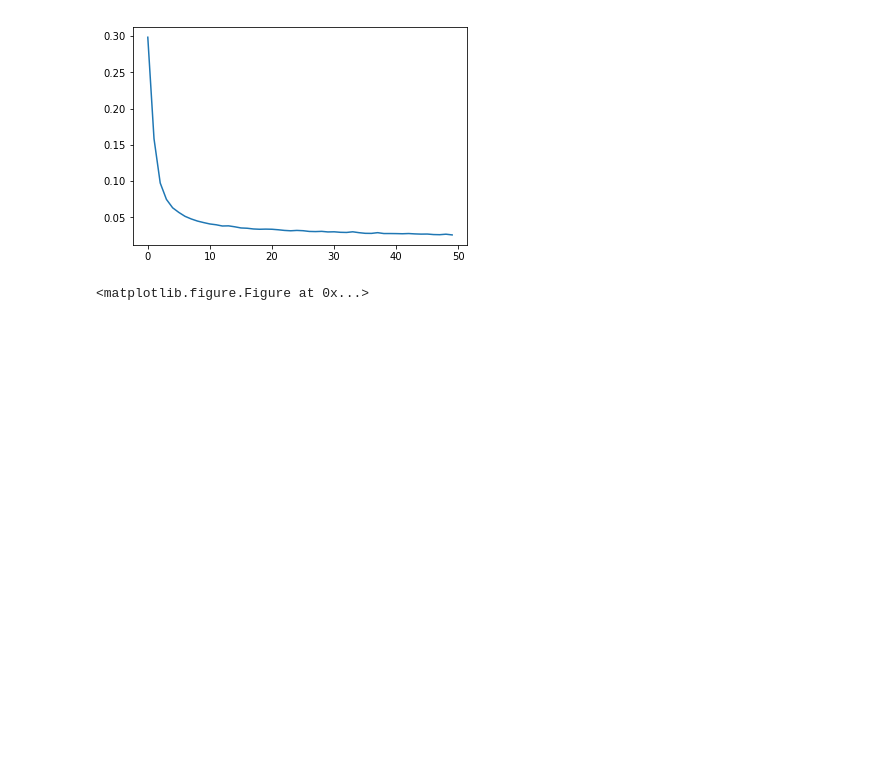
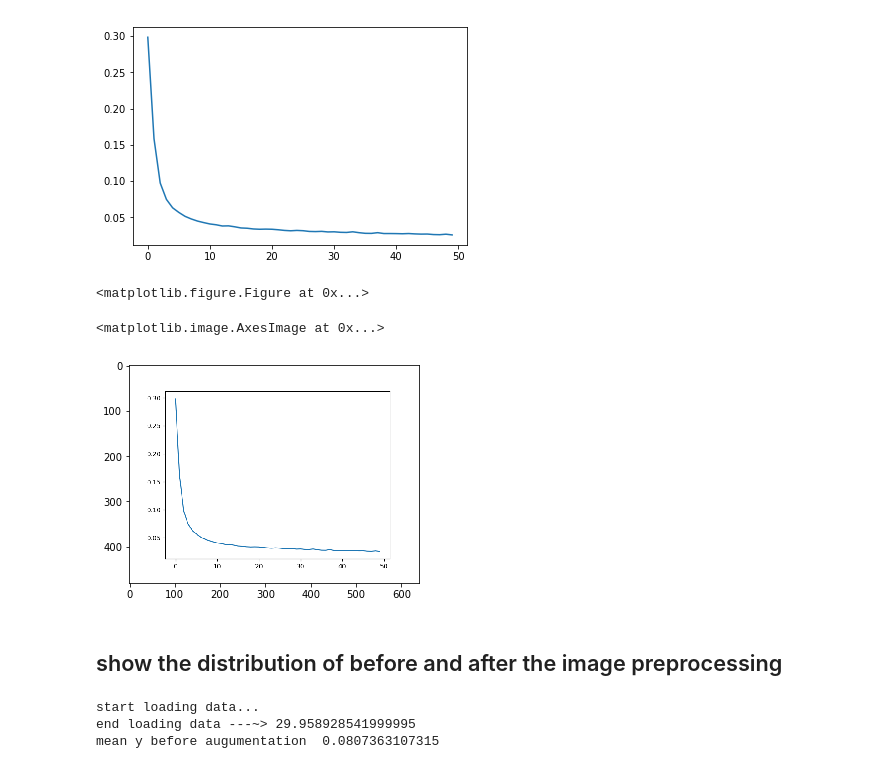
Before and after one commit to stunglan/CarND-term1, a Jupyter notebook: behavior-cloning/test images.ipynb, the cells around one changed output. Drawn from its saved outputs; the diff is of its cells as text; code cells hidden in the pictures; blank space fills up the shorter version.

```diff
--- a/behavior-cloning/test images.ipynb
+++ b/behavior-cloning/test images.ipynb
@@ -214,3 +214,12 @@ plt.plot(x)
 plt.savefig('losscurve.png')
 # %% [output]
 <matplotlib.figure.Figure at 0x...>
+# %%
+img=mpimg.imread('losscurve.png')
+# %%
+plt.imshow(img)
+# %% [output]
+<matplotlib.image.AxesImage at 0x...>
+[figure, added]
+# %% [markdown]
+## show the distribution of before and after the image preprocessing
@@ -216,0 +261,10 @@ plt.savefig('losscurve.png')
+# %%
+X = []
+y = []
+X,y = load_data(X,y,data_dir)
+X = np.array(X).astype('float32')
+y = np.array(y).astype('float32')
+# %% [output]
+start loading data...
+end loading data ---~> 29.958928541999995
+mean y before augumentation  0.0807363107315
```
Also changed, not shown: parts of 8 cells of this notebook, 3 other files.
